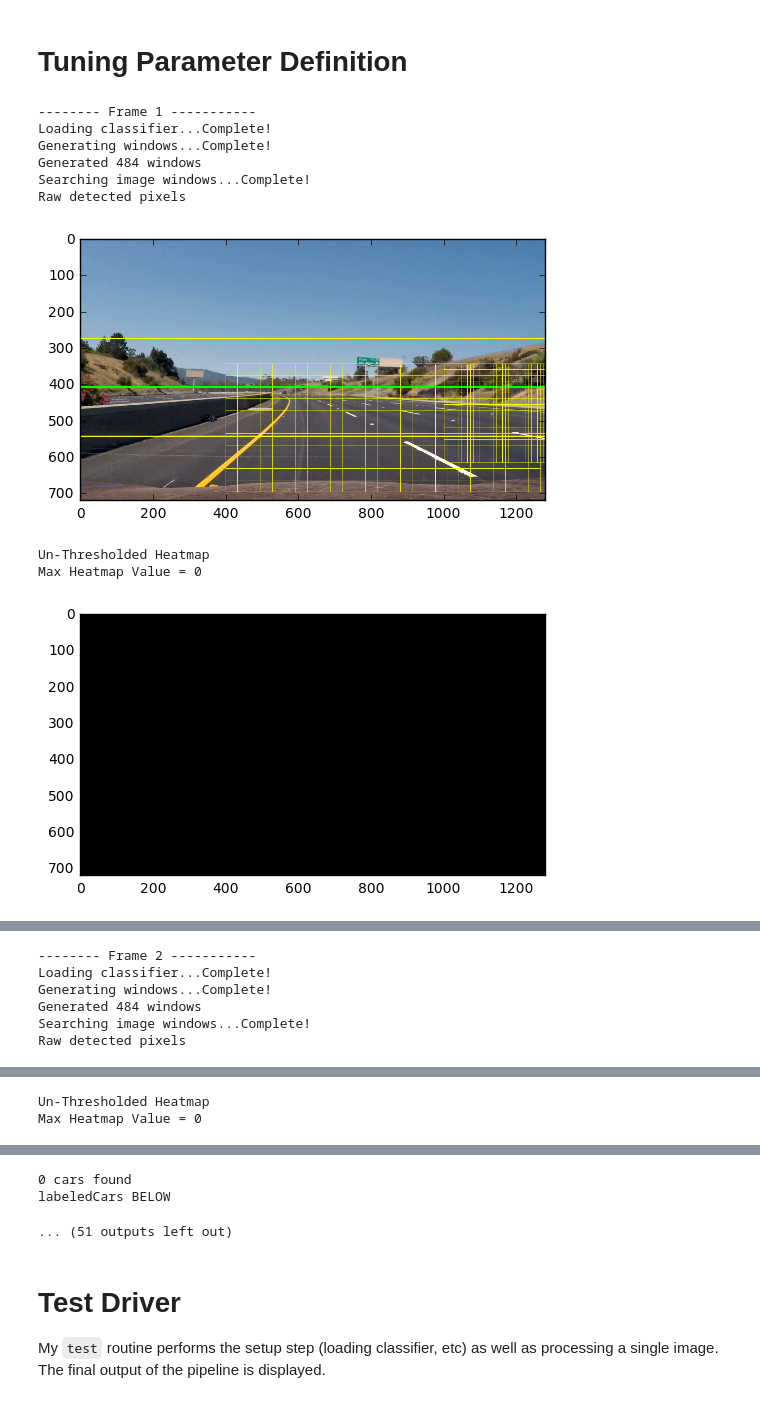
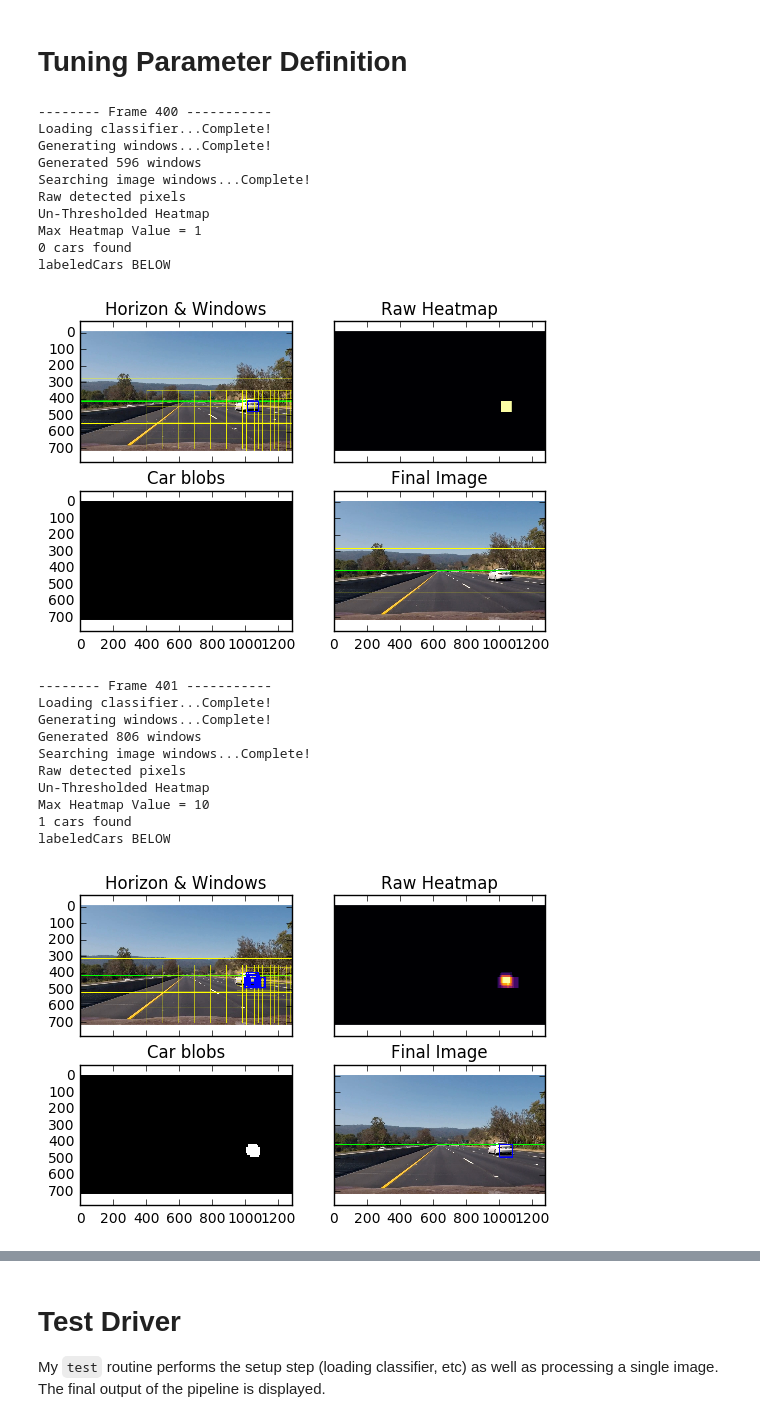
Before and after one commit to ksmith6/vehicle_detection, a Jupyter notebook: Vehicle_Detection_and_Tracking.ipynb, the cells around one changed output, grey strips where cells are left out. Drawn from its saved outputs; the diff is of its cells as text; code cells hidden in the pictures.

```diff
--- a/Vehicle_Detection_and_Tracking.ipynb
+++ b/Vehicle_Detection_and_Tracking.ipynb
@@ -124,37 +32,49 @@ color_space = 'YUV' # Can be RGB, HSV, LUV, HLS, YUV, YCrCb
 # HOG Tuning Knobs
 hog_feat = True # HOG features on or off
 orient = 9  # HOG orientations
 pix_per_cell = 4 # HOG pixels per cell
 cell_per_block = 2 # HOG cells per block
 hog_channel = "ALL" # "ALL" # Can be 0, 1, 2, or "ALL"
 
 # Spatial Features Knobs
 spatial_feat = True # True # Spatial features on or off
 spatial_size = (16, 16) # Spatial binning dimensions
 
 # Color Histogram Feature Knobs
 hist_bins = 16    # Number of histogram bins
 hist_feat = True # Histogram features on or off
 
 # Define the heatmap threshold.  Pixels with a value less than
 # this threshold will be excluded from the final bounding box.
 HeatMapThreshold = 4
 
 # Initialize the heatmap
 heatmap = HeatMap(image)
 horiz = HorizonDetector()
 # Run a sequence of images through the pipeline to observe performance over multiple frames.
-for i in range(1, 10, 1):
+for i in range(400, 405, 1):
     print("-------- Frame %d -----------" % (i))
     test(mpimg.imread('frames/frame%d.jpg' % (i)),Debug=True)
 # %% [output]
--------- Frame 1 -----------
+-------- Frame 400 -----------
 Loading classifier...Complete!
 Generating windows...Complete!
-Generated 484 windows
+Generated 596 windows
 Searching image windows...Complete!
 Raw detected pixels
+Un-Thresholded Heatmap
+Max Heatmap Value = 1
+0 cars found
+labeledCars BELOW
-[figure, old version]
+[figure, new version]
+-------- Frame 401 -----------
+Loading classifier...Complete!
+Generating windows...Complete!
+Generated 806 windows
+Searching image windows...Complete!
+Raw detected pixels
 Un-Thresholded Heatmap
-Max Heatmap Value = 0
+Max Heatmap Value = 10
+1 cars found
+labeledCars BELOW
-[figure, old version]
+[figure, new version]
@@ -165,6 +102,0 @@ labeledCars BELOW
--------- Frame 2 -----------
-Loading classifier...Complete!
-Generating windows...Complete!
-Generated 484 windows
-Searching image windows...Complete!
-Raw detected pixels
@@ -172,2 +113,0 @@ Raw detected pixels
-Un-Thresholded Heatmap
-Max Heatmap Value = 0
@@ -175,6 +114,3 @@ Max Heatmap Value = 0
-0 cars found
-labeledCars BELOW
-... (51 outputs left out)
 # %% [markdown]
 # Test Driver
 My `test` routine performs the setup step (loading classifier, etc) as well as processing a single image.  The final output of the pipeline is displayed.
```
Also changed, not shown: parts of 12 cells of this notebook, 7 other files.
